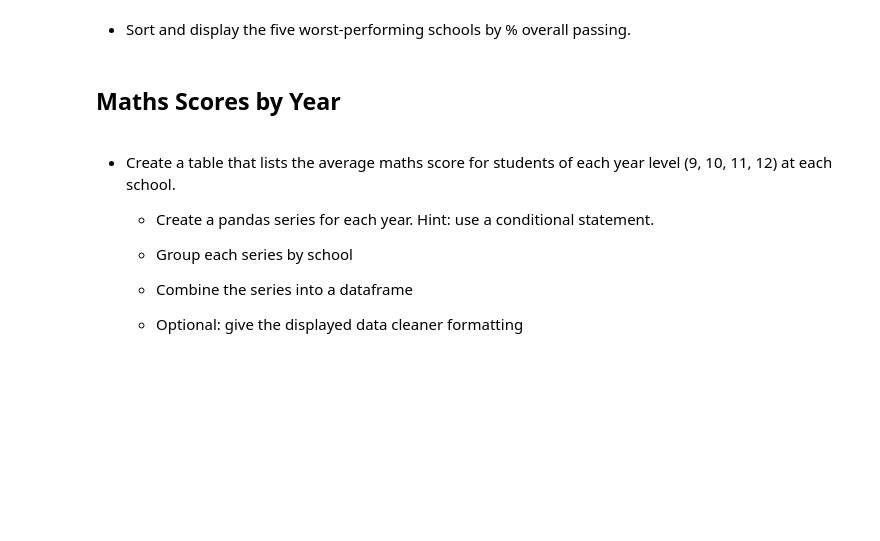
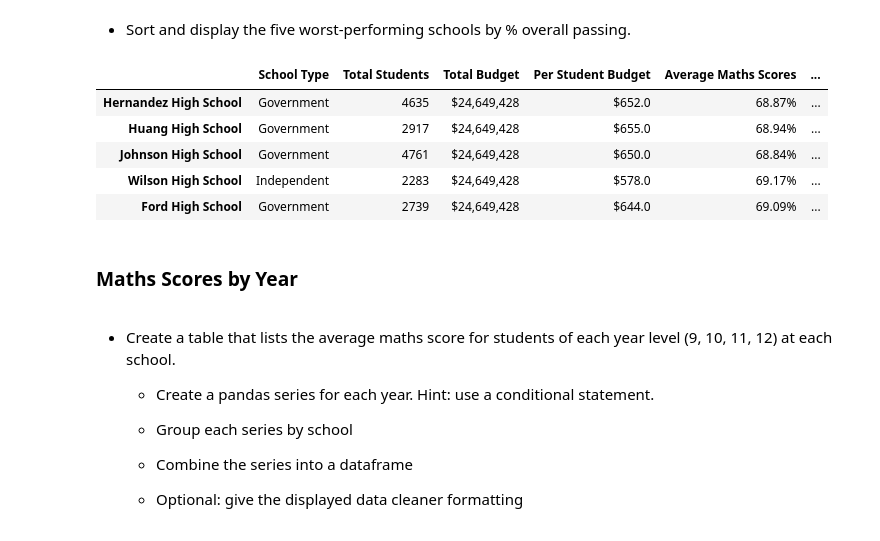
Before and after one commit to jonowood/pandas-challenge, a Jupyter notebook: PyCitySchools/PyCitySchools_starter.ipynb, the cells around one changed output. Cells and saved outputs as stored; diff of their text form; code cells hidden in the pictures; blank space fills up the shorter version.

```diff
--- a/PyCitySchools/PyCitySchools_starter.ipynb
+++ b/PyCitySchools/PyCitySchools_starter.ipynb
@@ -407,7 +477,17 @@ Name: Student ID, dtype: int64
 # %% [markdown]
 * Sort and display the five worst-performing schools by % overall passing.
+# %%
+bottom_5_passing = summary_df.sort_values('% Passing Both Maths & Reading', ascending=True).head(5)
+bottom_5_passing
+# %% [output]
+|  | School Type | Total Students | Total Budget | Per Student Budget | Average Maths Scores | ... |
+| Hernandez High School | Government | 4635 | $24,649,428 | $652.0 | 68.87% | ... |
+| Huang High School | Government | 2917 | $24,649,428 | $655.0 | 68.94% | ... |
+| Johnson High School | Government | 4761 | $24,649,428 | $650.0 | 68.84% | ... |
+| Wilson High School | Independent | 2283 | $24,649,428 | $578.0 | 69.17% | ... |
+| Ford High School | Government | 2739 | $24,649,428 | $644.0 | 69.09% | ... |
 # %% [markdown]
-## Maths Scores by Year
+### Maths Scores by Year
 # %% [markdown]
 * Create a table that lists the average maths score for students of each year level (9, 10, 11, 12) at each school.
 
```
Also changed, not shown: parts of 6 cells of this notebook.
